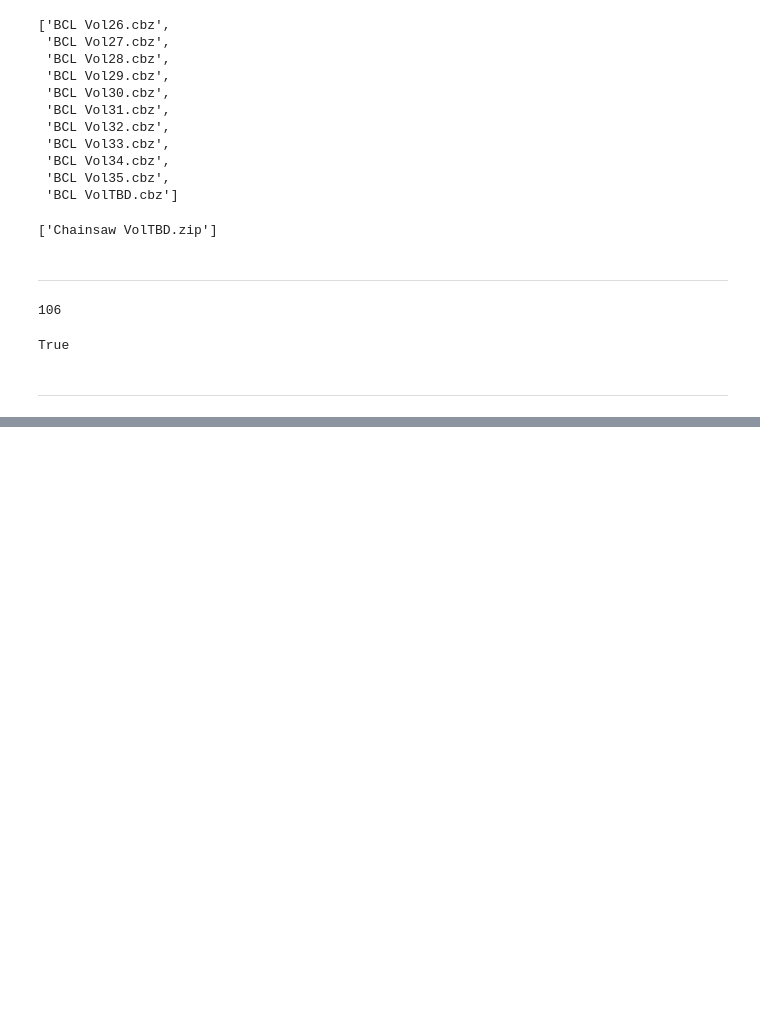
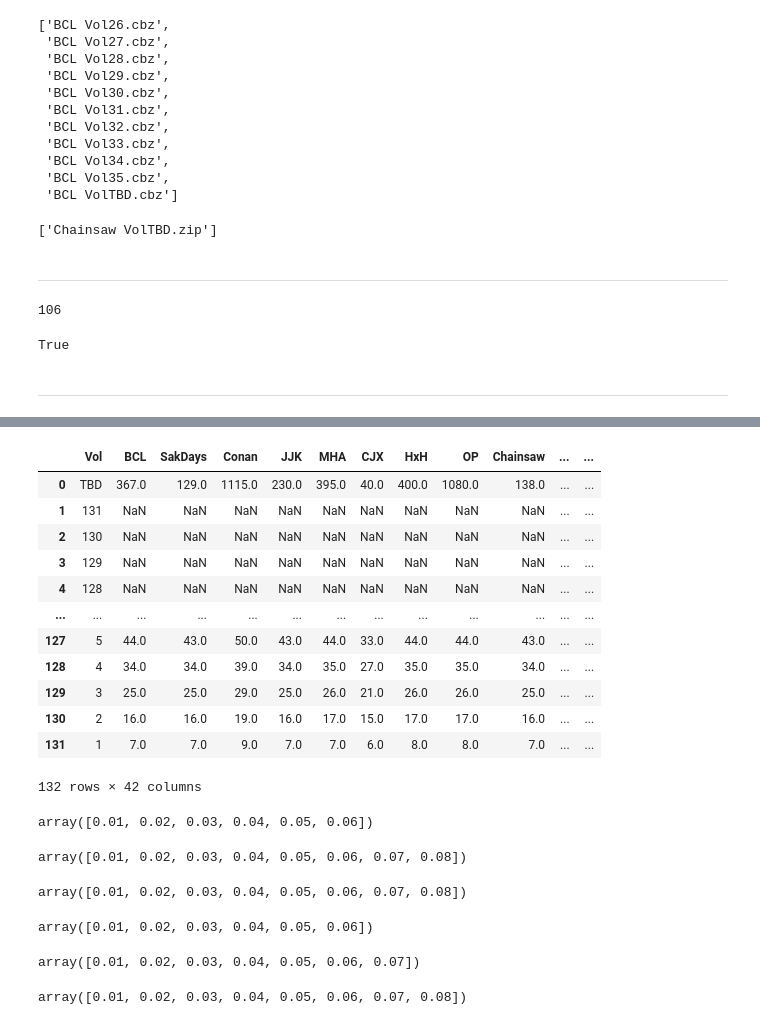
Before and after one commit to PierreRlld/EMS, a Jupyter notebook: brouillon.ipynb, the cells around one changed output, grey strips where cells are left out. Drawn from its saved outputs; the diff is of its cells as text; code cells hidden in the pictures; blank space fills up the shorter version.

```diff
--- a/brouillon.ipynb
+++ b/brouillon.ipynb
@@ -503,0 +568,32 @@ AttributeError: 'NoneType' object has no attribute 'group'
+# %%
+pd.read_excel('origin.xlsx', sheet_name='UPDATE')
+# %% [output]
+|  | Vol | BCL | SakDays | Conan | JJK | MHA | CJX | HxH | OP | Chainsaw | ... | ... |
+| 0 | TBD | 367.0 | 129.0 | 1115.0 | 230.0 | 395.0 | 40.0 | 400.0 | 1080.0 | 138.0 | ... | ... |
+| 1 | 131 | NaN | NaN | NaN | NaN | NaN | NaN | NaN | NaN | NaN | ... | ... |
+| 2 | 130 | NaN | NaN | NaN | NaN | NaN | NaN | NaN | NaN | NaN | ... | ... |
+| 3 | 129 | NaN | NaN | NaN | NaN | NaN | NaN | NaN | NaN | NaN | ... | ... |
+| 4 | 128 | NaN | NaN | NaN | NaN | NaN | NaN | NaN | NaN | NaN | ... | ... |
+| ... | ... | ... | ... | ... | ... | ... | ... | ... | ... | ... | ... | ... |
+| 127 | 5 | 44.0 | 43.0 | 50.0 | 43.0 | 44.0 | 33.0 | 44.0 | 44.0 | 43.0 | ... | ... |
+| 128 | 4 | 34.0 | 34.0 | 39.0 | 34.0 | 35.0 | 27.0 | 35.0 | 35.0 | 34.0 | ... | ... |
+| 129 | 3 | 25.0 | 25.0 | 29.0 | 25.0 | 26.0 | 21.0 | 26.0 | 26.0 | 25.0 | ... | ... |
+| 130 | 2 | 16.0 | 16.0 | 19.0 | 16.0 | 17.0 | 15.0 | 17.0 | 17.0 | 16.0 | ... | ... |
+| 131 | 1 | 7.0 | 7.0 | 9.0 | 7.0 | 7.0 | 6.0 | 8.0 | 8.0 | 7.0 | ... | ... |
+132 rows × 42 columns
+# %%
+display(np.arange(0.01,0.07,0.01))
+display(np.arange(0.01,0.08,0.01))
+display(np.arange(0.01,0.09,0.01))
+# %% [output]
+array([0.01, 0.02, 0.03, 0.04, 0.05, 0.06])
+array([0.01, 0.02, 0.03, 0.04, 0.05, 0.06, 0.07, 0.08])
+array([0.01, 0.02, 0.03, 0.04, 0.05, 0.06, 0.07, 0.08])
+# %%
+display(np.arange(1,7,1)/100)
+display(np.arange(1,8,1)/100)
+display(np.arange(1,9,1)/100)
+# %% [output]
+array([0.01, 0.02, 0.03, 0.04, 0.05, 0.06])
+array([0.01, 0.02, 0.03, 0.04, 0.05, 0.06, 0.07])
+array([0.01, 0.02, 0.03, 0.04, 0.05, 0.06, 0.07, 0.08])
```
Also changed, not shown: parts of 10 cells of this notebook, 10 other files.
